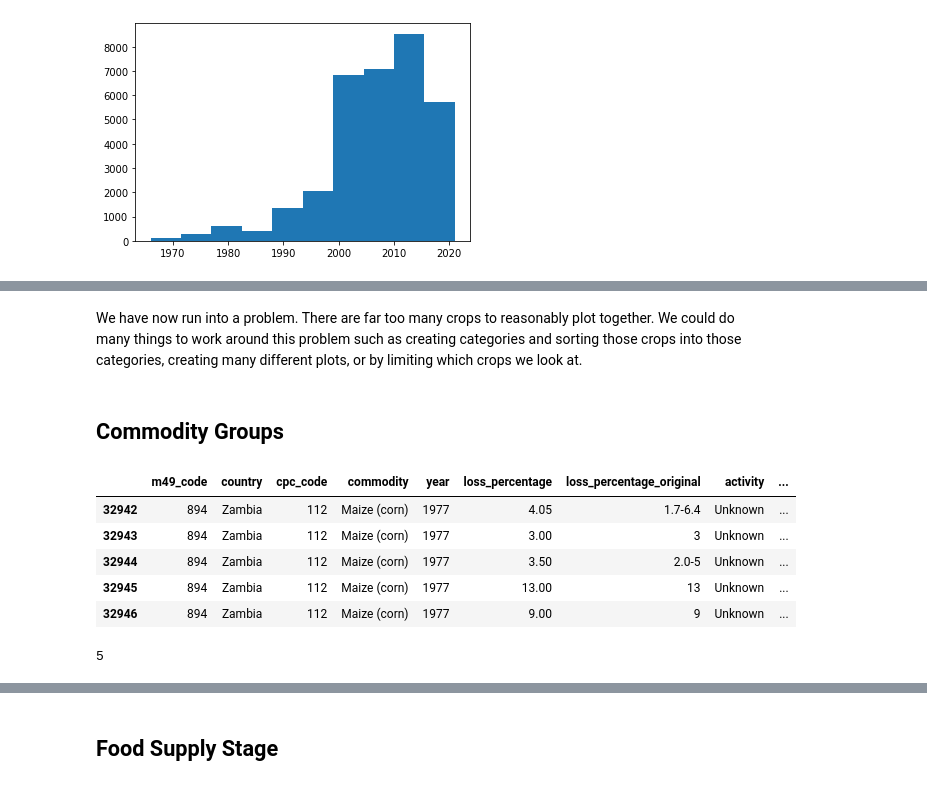
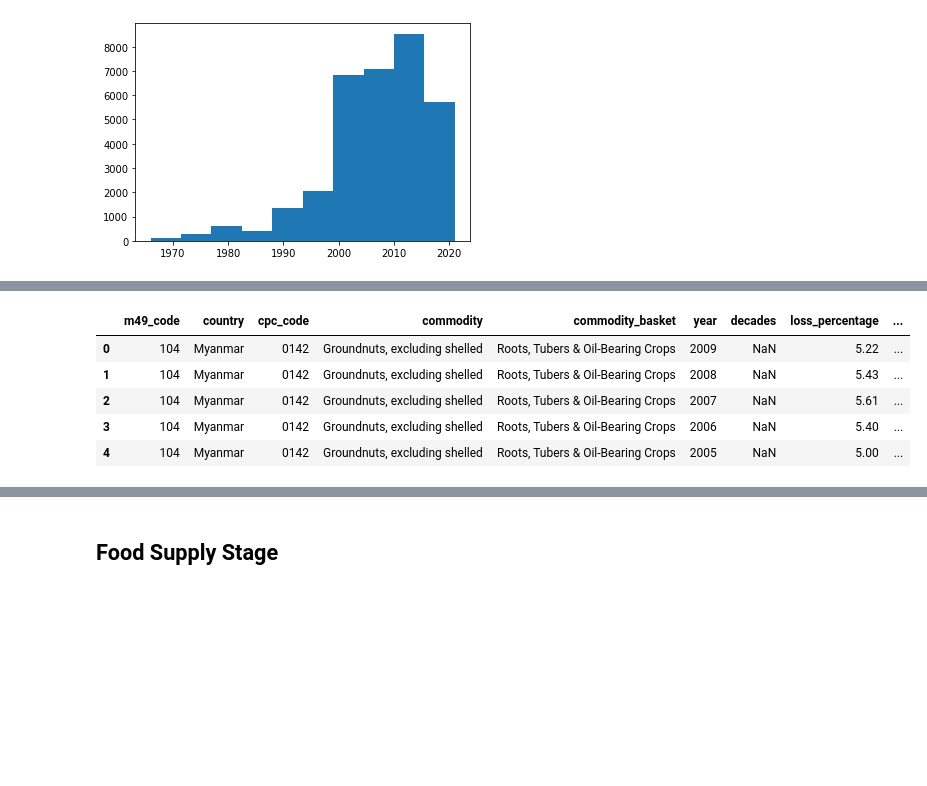
Before and after one commit to pariosur/food_waste, a Jupyter notebook: food_waste/Food Waste Analysis.ipynb, the cells around one changed output, grey strips where cells are left out. Drawn from its saved outputs; the diff is of its cells as text; code cells hidden in the pictures; blank space fills up the shorter version.

```diff
--- a/food_waste/Food Waste Analysis.ipynb
+++ b/food_waste/Food Waste Analysis.ipynb
@@ -128,4 +111,4 @@ df.head()
 # %%
-#Replace nans with string of unknown and show head
-df = df.replace(float('nan'), "Unknown")
-df.head()
+# #Replace nans with string of 'Unknown'
+# df = df.replace(float('nan'), "Unknown")
+# df.head()
@@ -225,4 +296,0 @@ plt.show()
-# %% [markdown]
-We have now run into a problem. There are far too many crops to reasonably plot together. We could do many things to work around this problem such as creating categories and sorting those crops into those categories, creating many different plots, or by limiting which crops we look at.
-# %% [markdown]
-## Commodity Groups
@@ -232,20 +297,11 @@ df['cpc_code'] = df['cpc_code'].astype(str)
-# %%
-df['category'] = ['Other crops (stimulants, spices, sugar, etc.)' if cpc.startswith(('0137', '016','018', '029'))
-                  else 'Cereals & Pulses' if cpc.startswith(('11', '23','17'))
-                  else 'Fruits And Vegetables' if cpc.startswith(('012', '013','211'))
-                  else 'Animals products; Fish and fish products' if cpc.startswith('21')
-                  else 'Roots, Tubers & Oil-Bearing Crops'
-                  for cpc in df['cpc_code']]
-df.tail()
-# %% [output]
-|  | m49_code | country | cpc_code | commodity | year | loss_percentage | loss_percentage_original | activity | ... |
-| 32942 | 894 | Zambia | 112 | Maize (corn) | 1977 | 4.05 | 1.7-6.4 | Unknown | ... |
-| 32943 | 894 | Zambia | 112 | Maize (corn) | 1977 | 3.00 | 3 | Unknown | ... |
-| 32944 | 894 | Zambia | 112 | Maize (corn) | 1977 | 3.50 | 2.0-5 | Unknown | ... |
-| 32945 | 894 | Zambia | 112 | Maize (corn) | 1977 | 13.00 | 13 | Unknown | ... |
-| 32946 | 894 | Zambia | 112 | Maize (corn) | 1977 | 9.00 | 9 | Unknown | ... |
-# %%
-df['category'].nunique()
-# %% [output]
-5
+# %%
+df = df.reindex(columns = ['m49_code','country','cpc_code','commodity','commodity_basket','year','decades','loss_percentage','loss_percentage_original','activity','food_supply_stage','method_data_collection'])
+df.head()
+# %% [output]
+|  | m49_code | country | cpc_code | commodity | commodity_basket | year | decades | loss_percentage | ... |
+| 0 | 104 | Myanmar | 0142 | Groundnuts, excluding shelled | Roots, Tubers & Oil-Bearing Crops | 2009 | NaN | 5.22 | ... |
+| 1 | 104 | Myanmar | 0142 | Groundnuts, excluding shelled | Roots, Tubers & Oil-Bearing Crops | 2008 | NaN | 5.43 | ... |
+| 2 | 104 | Myanmar | 0142 | Groundnuts, excluding shelled | Roots, Tubers & Oil-Bearing Crops | 2007 | NaN | 5.61 | ... |
+| 3 | 104 | Myanmar | 0142 | Groundnuts, excluding shelled | Roots, Tubers & Oil-Bearing Crops | 2006 | NaN | 5.40 | ... |
+| 4 | 104 | Myanmar | 0142 | Groundnuts, excluding shelled | Roots, Tubers & Oil-Bearing Crops | 2005 | NaN | 5.00 | ... |
 # %%
```
Also changed, not shown: parts of 51 cells of this notebook, 1 other file.
